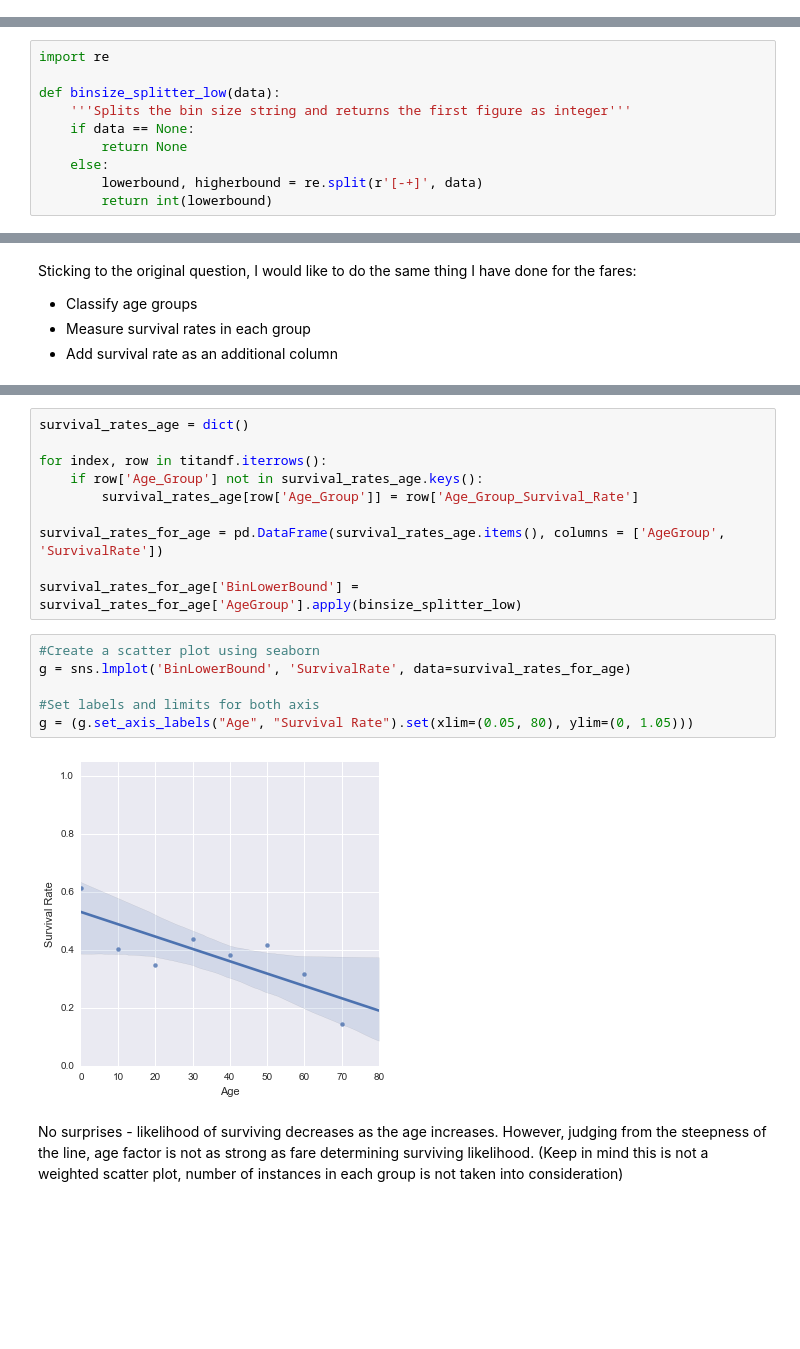
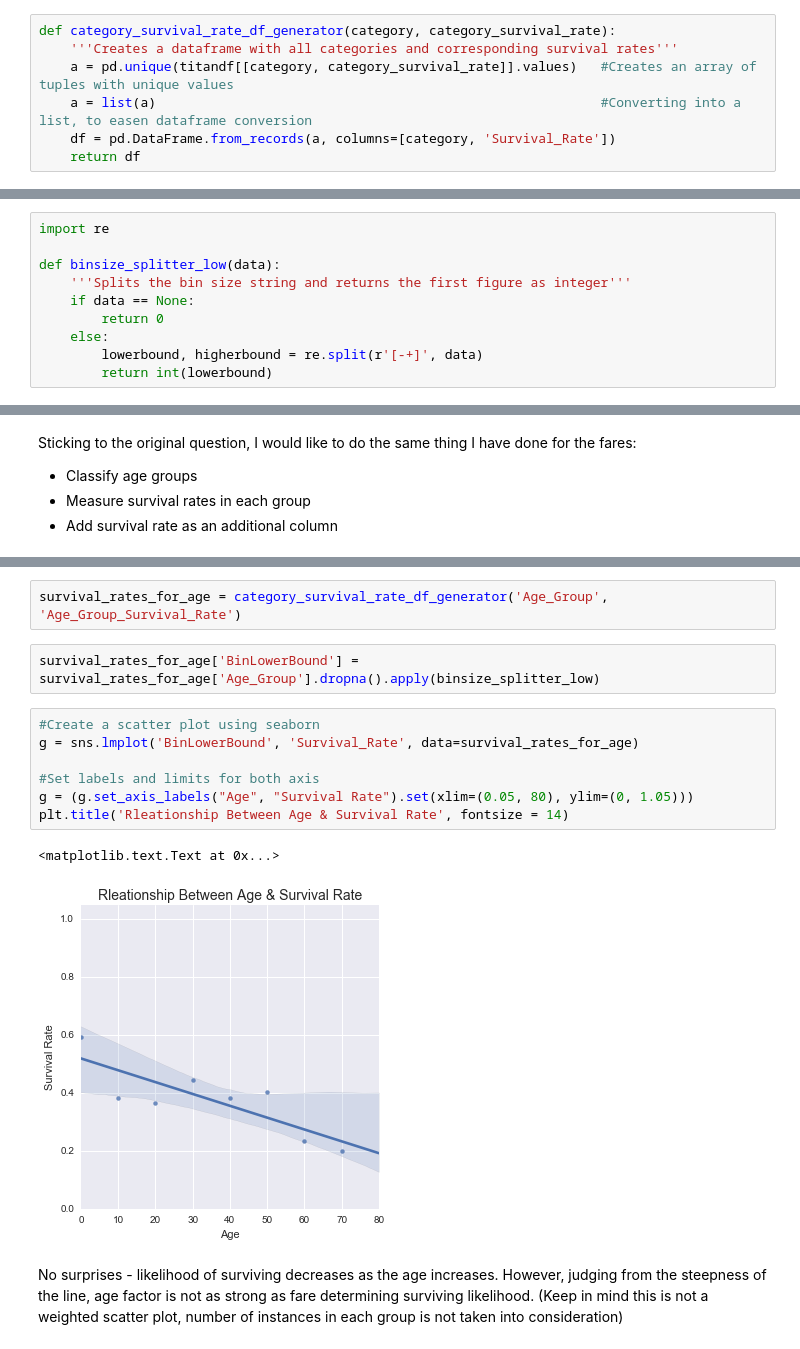
Before and after one commit to emrerg/UdacityDAND, a Jupyter notebook: TitanicDataAnalysis/Titanic_Data.ipynb, the cells around one changed output, grey strips where cells are left out. Drawn from its saved outputs; the diff is of its cells as text; blank space fills up the shorter version.

```diff
--- a/TitanicDataAnalysis/Titanic_Data.ipynb
+++ b/TitanicDataAnalysis/Titanic_Data.ipynb
@@ -250,0 +225,7 @@ survival_rates_for_fare
+# %%
+def category_survival_rate_df_generator(category, category_survival_rate):
+    '''Creates a dataframe with all categories and corresponding survival rates'''
+    a = pd.unique(titandf[[category, category_survival_rate]].values)   #Creates an array of tuples with unique values
+    a = list(a)                                                         #Converting into a list, to easen dataframe conversion
+    df = pd.DataFrame.from_records(a, columns=[category, 'Survival_Rate'])
+    return df
@@ -256,7 +254,7 @@ import re
 def binsize_splitter_low(data):
     '''Splits the bin size string and returns the first figure as integer'''
     if data == None:
-        return None
+        return 0
     else:
         lowerbound, higherbound = re.split(r'[-+]', data)
         return int(lowerbound)
@@ -388,22 +372,18 @@ Age_Group_Survival_Rate                      0.142857
 Name: 97, dtype: object
-# %%
-survival_rates_age = dict()
-
-for index, row in titandf.iterrows():
-    if row['Age_Group'] not in survival_rates_age.keys():
-        survival_rates_age[row['Age_Group']] = row['Age_Group_Survival_Rate']
-
-survival_rates_for_age = pd.DataFrame(survival_rates_age.items(), columns = ['AgeGroup', 'SurvivalRate'])
-
-survival_rates_for_age['BinLowerBound'] = survival_rates_for_age['AgeGroup'].apply(binsize_splitter_low)
+# %%
+survival_rates_for_age = category_survival_rate_df_generator('Age_Group', 'Age_Group_Survival_Rate')
+# %%
+survival_rates_for_age['BinLowerBound'] = survival_rates_for_age['Age_Group'].dropna().apply(binsize_splitter_low)
 # %%
 #Create a scatter plot using seaborn
-g = sns.lmplot('BinLowerBound', 'SurvivalRate', data=survival_rates_for_age)
+g = sns.lmplot('BinLowerBound', 'Survival_Rate', data=survival_rates_for_age)
 
 #Set labels and limits for both axis
 g = (g.set_axis_labels("Age", "Survival Rate").set(xlim=(0.05, 80), ylim=(0, 1.05)))
+plt.title('Rleationship Between Age & Survival Rate', fontsize = 14)
 # %% [output]
+<matplotlib.text.Text at 0x...>
-[figure, old version]
+[figure, new version]
 # %% [markdown]
 No surprises - likelihood of surviving decreases as the age increases. However, judging from the steepness of the line, age factor is not as strong as fare determining surviving likelihood. (Keep in mind this is not a weighted scatter plot, number of instances in each group is not taken into consideration)
 # %% [markdown]
```
Also changed, not shown: parts of 30 cells of this notebook.
